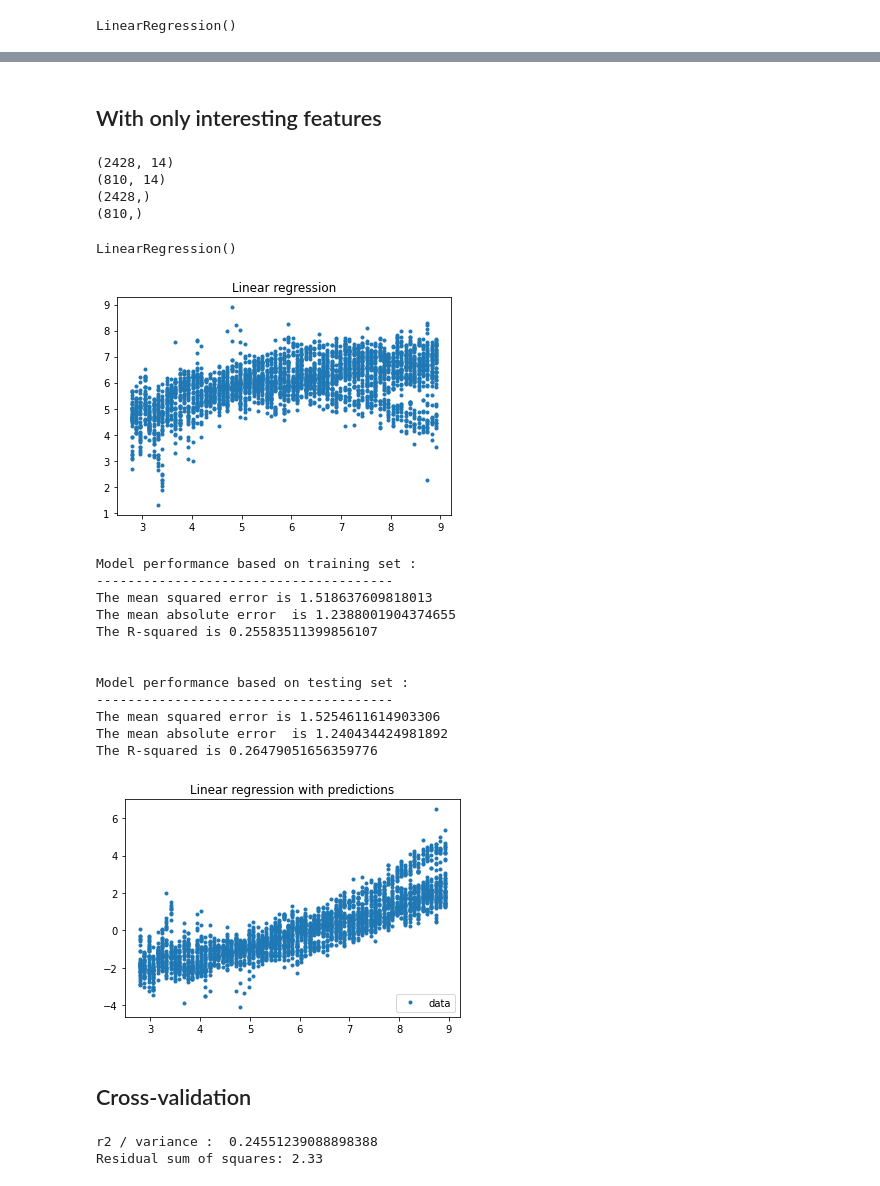
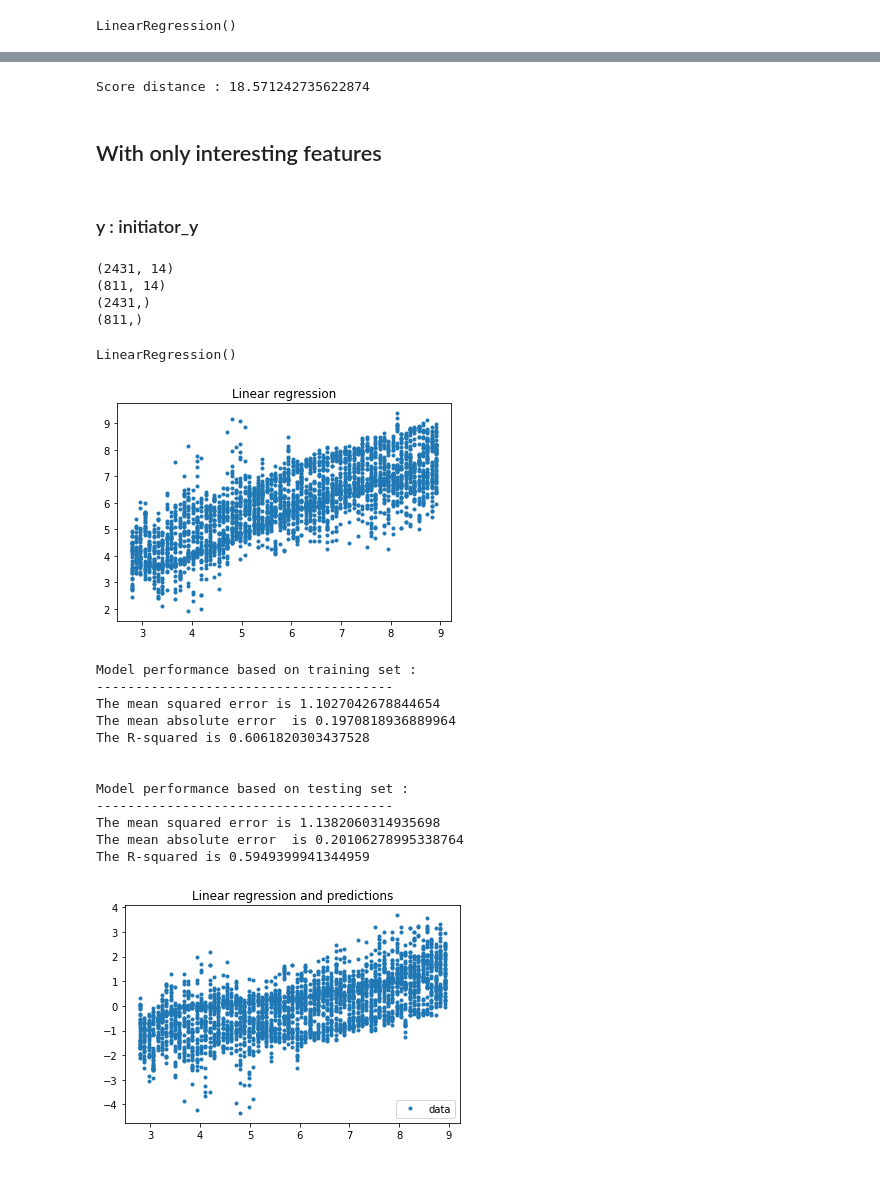
Before and after one commit to maylin007/PIP-G2, a Jupyter notebook: g2_machine_learning_linear_regression_Salome.ipynb, the cells around one changed output, grey strips where cells are left out. Cells and saved outputs as stored; diff of their text form; code cells hidden in the pictures.

Commit message:
update linear model

```diff
--- a/g2_machine_learning_linear_regression_Salome.ipynb
+++ b/g2_machine_learning_linear_regression_Salome.ipynb
@@ -146,0 +170,14 @@ The MSE is approximatly equal to 1 and the R-squared approximatly 1, this means
+# %%
+# data without target 171
+data_lr = data.drop(data[(data['target'] == 171)].index)
+X = data_lr.drop(['loc_initiator_y', 'loc_initiator_x'], axis=1)
+y = data_lr.loc_initiator_x
+
+# train base and test base
+from sklearn.model_selection import train_test_split
+
+X_train, X_test, y_train, y_test = train_test_split(X, y, test_size = 0.25, random_state=5)
+print(X_train.shape)
+print(X_test.shape)
+print(y_train.shape)
+print(y_test.shape)
@@ -163,5 +371,11 @@ plt.show()
+# %%
+print('Score distance :', score_distanceM(X_obs, Y_obs, X_prev, Y_prev))
+# %% [output]
+Score distance : 18.571242735622874
 # %% [markdown]
 ## With only interesting features
+# %% [markdown]
+### y : initiator_y
 # %%
 X = data_lr[['nlos_indicator', 't1', 't2', 't3', 't4', 'skew', 'tof', 'tof_skew', 'loc_target_x', 'loc_target_y', 'rssi_request', 'rssi_ack', 'rssi_data', 'rssi_mean']]
 Y = data_lr.loc_initiator_y
@@ -175,10 +389,10 @@ print(X_test.shape)
 print(Y_train.shape)
 print(Y_test.shape)
 # %% [output]
-(2428, 14)
-(810, 14)
-(2428,)
-(810,)
+(2431, 14)
+(811, 14)
+(2431,)
+(811,)
 # %%
 # model training
 from sklearn.linear_model import LinearRegression
@@ -193,7 +407,7 @@ plt.plot(Y, linear_model.predict(X),'.')
 plt.title("Linear regression")
 plt.show()
 # %% [output]
-[figure, old version]
+[figure, new version]
 # %%
 # Evaluation of the training set
 from sklearn.metrics import r2_score
@@ -212,7 +426,7 @@ print("\n")
 # model evaluation for testing set
 Y_test_predict = linear_model.predict(X_test)
 rmse_test = (np.sqrt(mean_squared_error(Y_test, Y_test_predict)))
-mae_train = mean_absolute_error(y_test, y_test_predict)
+mae_train = mean_absolute_error(Y_test, Y_test_predict)
 r2_test = r2_score(Y_test, Y_test_predict)
 
 print("Model performance based on testing set : ")
@@ -223,37 +437,23 @@ print("The R-squared is {}".format(r2_test))
 # %% [output]
 Model performance based on training set :
 --------------------------------------
-The mean squared error is 1.518637609818013
-The mean absolute error  is 1.2388001904374655
-The R-squared is 0.25583511399856107
+The mean squared error is 1.1027042678844654
+The mean absolute error  is 0.1970818936889964
+The R-squared is 0.6061820303437528
 
 
 Model performance based on testing set :
 --------------------------------------
-The mean squared error is 1.5254611614903306
-The mean absolute error  is 1.240434424981892
-The R-squared is 0.26479051656359776
+The mean squared error is 1.1382060314935698
+The mean absolute error  is 0.20106278995338764
+The R-squared is 0.5949399941344959
 # %%
 a = linear_model.coef_
 b = linear_model.intercept_
 plt.plot(Y, Y-linear_model.predict(X), '.', label="data")
 #plt.plot(X, a * X + b, "r-", label="regression")
-plt.title("Linear regression with predictions")
+plt.title("Linear regression and predictions")
 plt.legend(loc="lower right")
 plt.show()
 # %% [output]
-[figure, old version]
+[figure, new version]
-# %% [markdown]
-## Cross-validation
-# %%
-X_train, X_test, y_train, y_test = train_test_split(X, Y, test_size = 0.25, random_state=5)
-model = LinearRegression()
-parameters = {'fit_intercept':[True,False], 'normalize':[True,False], 'copy_X':[True, False]}
-grid = GridSearchCV(model,parameters, cv=None)
-grid.fit(X_train, y_train)
-print ("r2 / variance : ", grid.best_score_)
-print("Residual sum of squares: %.2f"
-              % np.mean((grid.predict(X_test) - y_test) ** 2))
-# %% [output]
-r2 / variance :  0.24551239088898388
-Residual sum of squares: 2.33
```
Also changed, not shown: parts of 48 cells of this notebook.
